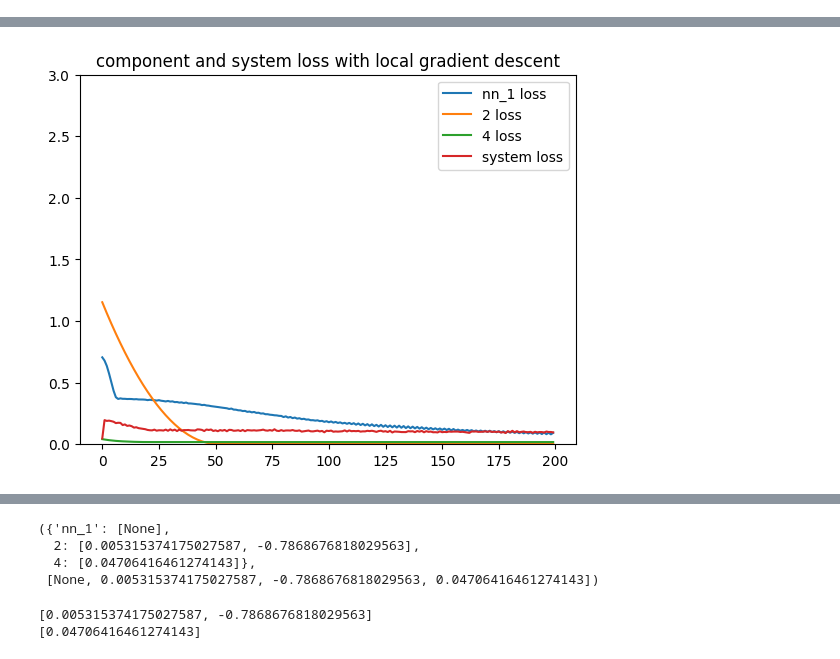
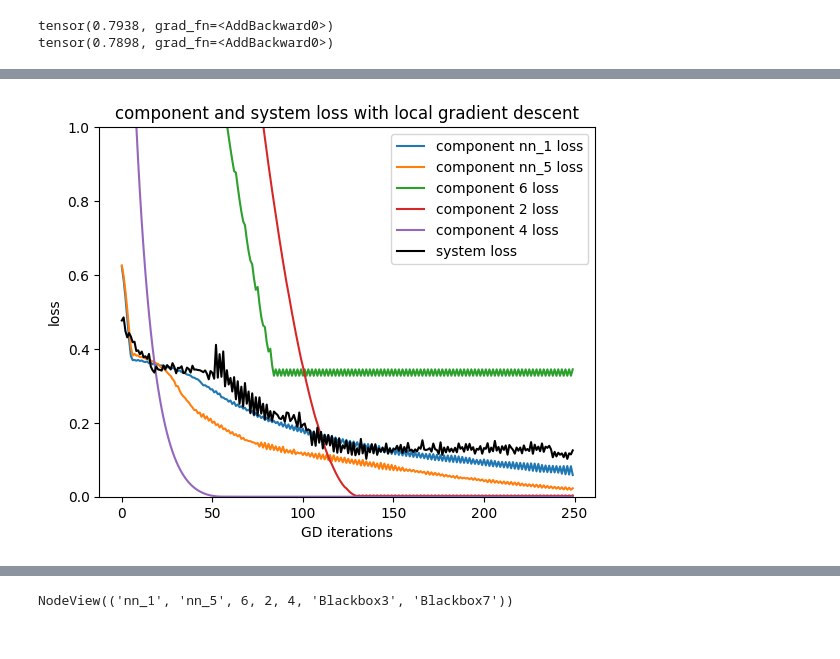
Before and after one commit to chenzhiliang94/AutoAI, a Jupyter notebook: Updated BO with NN.ipynb, the cells around one changed output, grey strips where cells are left out. Drawn from its saved outputs; the diff is of its cells as text; code cells hidden in the pictures.

```diff
--- a/Updated BO with NN.ipynb
+++ b/Updated BO with NN.ipynb
@@ -90,4 +30,13 @@ def create_mnist_system():
+# %%
+from Models.ModelMNIST import ModelMNIST
+from mnist.MNISTLoader import *
+from helper import *
+
+ground_truth_param_mnist = {"Blackbox7": np.array([0.8,0.8]), 6 : np.array([0.7, 0.9, 0.5]), 2: np.array([0.5, -.7]), 12: np.array([0.1, 0.1]), "Blackbox3":np.array([1.2, 0.8]), 4:np.array([-0.3, 0.5])}
 # %%
-dg_nn = create_mnist_system()
+data_generation_seed = 99
+bb_component_noise = -2.0
+grad_descent_starting_seed = 800
+dg_nn = create_mnist_system(ground_truth_param_mnist, noise=bb_component_noise, seed=data_generation_seed)
 nx.draw_networkx(dg_nn)
 plt.show()
@@ -101,0 +46,14 @@ setting:  [1.2 0.8]
+# %%
+model = ModelLogistic()
+
+X = np.random.uniform(0, 5, (10, 3))
+y = np.random.randint(0,2,(10,1))
+model.X = torch.Tensor(X)
+model.y = torch.Tensor(y)
+
+print(model.get_local_loss())
+model.do_one_descent_on_local()
+print(model.get_local_loss())
+# %% [output]
+tensor(0.7938, grad_fn=<AddBackward0>)
+tensor(0.7898, grad_fn=<AddBackward0>)
@@ -102,7 +64,8 @@ setting:  [1.2 0.8]
 # %%
 #grad descent
-dg_nn.random_initialize_param()
-
-lower_bound_local_loss = show_system_loss_from_grad_descent(dg_nn, itr=200, plot=True)
-lower_bound_local_loss = [x.detach().numpy().tolist() for x in lower_bound_local_loss]
+dg_nn.to_perturb = True
+dg_nn.random_initialize_param(grad_descent_starting_seed)
+lower_bound_local_loss, all_loss = show_system_loss_from_grad_descent(dg_nn, itr=250, plot=True)
+lower_bound_local_loss = [x.detach().cpu().numpy() for x in lower_bound_local_loss]
+print("minimum system loss: ", min(all_loss["system"]))
 # %% [output]
@@ -112 +73 @@ final system loss:  tensor(0.1012, dtype=torch.float64)
-[figure, old version]
+[figure, new version]
@@ -113,12 +75,4 @@ final system loss:  tensor(0.1012, dtype=torch.float64)
 # %%
-dg_nn.get_all_params()
+dg_nn.nodes
 # %% [output]
-({'nn_1': [None],
-  2: [0.005315374175027587, -0.7868676818029563],
-  4: [0.04706416461274143]},
- [None, 0.005315374175027587, -0.7868676818029563, 0.04706416461274143])
+NodeView(('nn_1', 'nn_5', 6, 2, 4, 'Blackbox3', 'Blackbox7'))
-# %%
-dg_nn.random_initialize_param()
-# %% [output]
-[0.005315374175027587, -0.7868676818029563]
-[0.04706416461274143]
```
Also changed, not shown: parts of 10 cells of this notebook, 12 other files.
